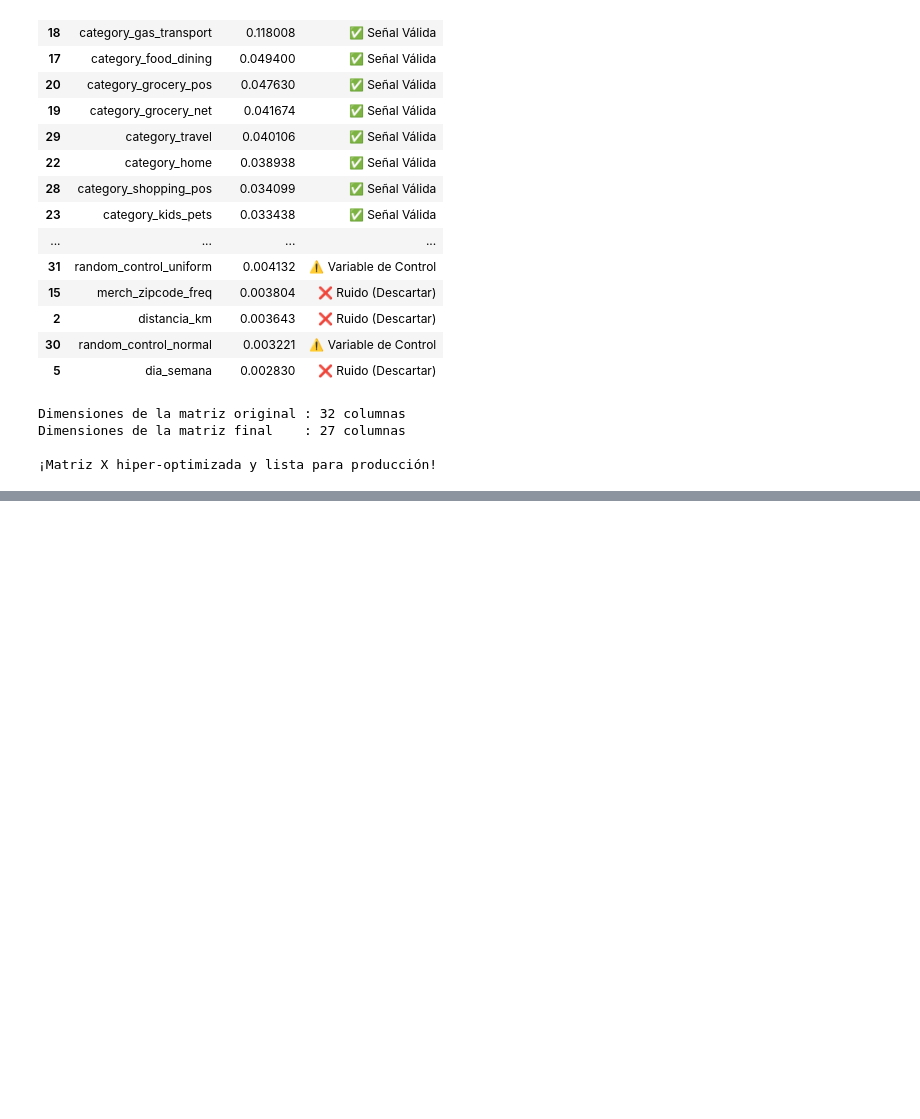
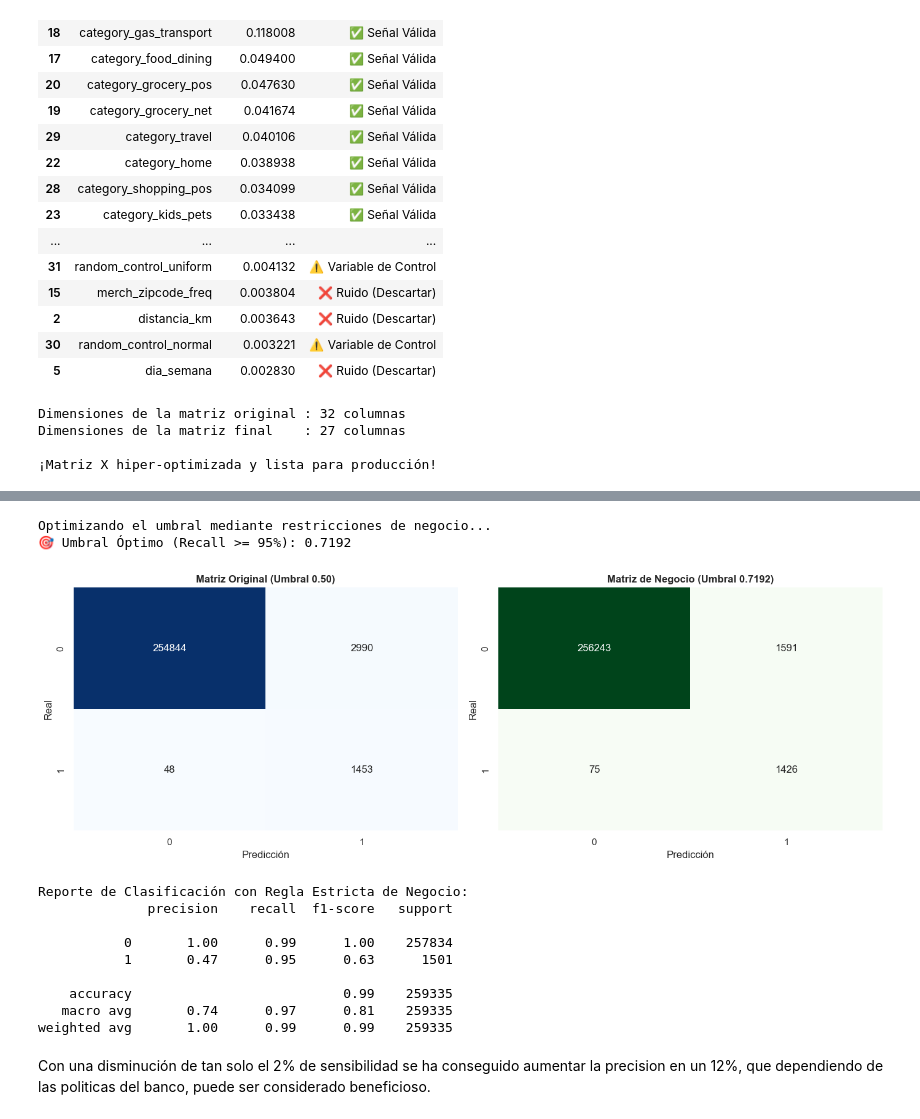
Before and after one commit to MartinHerreraRoncero/Portfolio-data-science, a Jupyter notebook: ML_Credit_Card_Fraud_Detection/notebooks/01_eda_y_features.ipynb, the cells around one changed output, grey strips where cells are left out. Drawn from its saved outputs; the diff is of its cells as text; code cells hidden in the pictures; blank space fills up the shorter version.

Commit message:
Ajuste de umbral de decisión según políticas de la entidad

```diff
--- a/ML_Credit_Card_Fraud_Detection/notebooks/01_eda_y_features.ipynb
+++ b/ML_Credit_Card_Fraud_Detection/notebooks/01_eda_y_features.ipynb
@@ -584,0 +592,62 @@ Dimensiones de la matriz final    : 27 columnas
+# %%
+print("Optimizando el umbral mediante restricciones de negocio...")
+
+# Calculamos precisiones, recalls y umbrales
+precisions, recalls, thresholds = precision_recall_curve(y_test, y_pred_proba)
+
+# REGLA DE NEGOCIO: Exigimos capturar al menos el 95% del fraude
+recall_minimo_exigido = 0.95
+
+# Buscamos todos los índices donde el Recall cumpla nuestra estricta regla
+indices_validos = np.where(recalls >= recall_minimo_exigido)[0]
+
+# De esos escenarios válidos, nos quedamos con el que nos dé la mejor Precisión
+# para molestar lo mínimo posible a los clientes legítimos
+indice_optimo = indices_validos[np.argmax(precisions[indices_validos])]
+
+# Extraemos el umbral (controlando el caso de que sea el último índice)
+if indice_optimo < len(thresholds):
+    umbral_negocio = thresholds[indice_optimo]
+else:
+    umbral_negocio = 0.5 # Fallback de seguridad
+
+print(f"🎯 Umbral Óptimo (Recall >= 95%): {umbral_negocio:.4f}\n")
+
+# Aplicamos el nuevo umbral dictado por el negocio
+y_pred_negocio = (y_pred_proba >= umbral_negocio).astype(int)
+
+# Visualizamos el impacto
+fig, axes = plt.subplots(1, 2, figsize=(14, 5))
+
+# Matriz Original (Umbral 0.5)
+sns.heatmap(confusion_matrix(y_test, y_pred), annot=True, fmt='d', cmap='Blues', cbar=False, ax=axes[0])
+axes[0].set_title('Matriz Original (Umbral 0.50)', fontweight='bold')
+axes[0].set_xlabel('Predicción')
+axes[0].set_ylabel('Real')
+
+# Matriz por Regla de Negocio
+sns.heatmap(confusion_matrix(y_test, y_pred_negocio), annot=True, fmt='d', cmap='Greens', cbar=False, ax=axes[1])
+axes[1].set_title(f'Matriz de Negocio (Umbral {umbral_negocio:.4f})', fontweight='bold')
+axes[1].set_xlabel('Predicción')
+axes[1].set_ylabel('Real')
+
+plt.tight_layout()
+plt.show()
+
+print("Reporte de Clasificación con Regla Estricta de Negocio:")
+print(classification_report(y_test, y_pred_negocio))
+# %% [output]
+Optimizando el umbral mediante restricciones de negocio...
+🎯 Umbral Óptimo (Recall >= 95%): 0.7192
+[figure, added]
+Reporte de Clasificación con Regla Estricta de Negocio:
+              precision    recall  f1-score   support
+
+           0       1.00      0.99      1.00    257834
+           1       0.47      0.95      0.63      1501
+
+    accuracy                           0.99    259335
+   macro avg       0.74      0.97      0.81    259335
+weighted avg       1.00      0.99      0.99    259335
+# %% [markdown]
+Con una disminución de tan solo el 2% de sensibilidad se ha conseguido aumentar la precision en un  12%, que dependiendo de las politicas del banco, puede ser considerado beneficioso.
```
Also changed, not shown: parts of 1 cell of this notebook.
